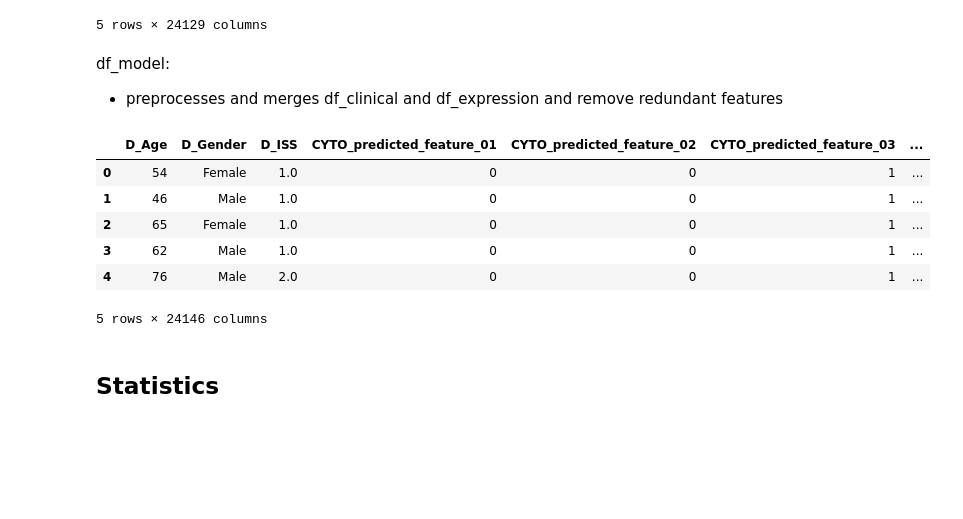
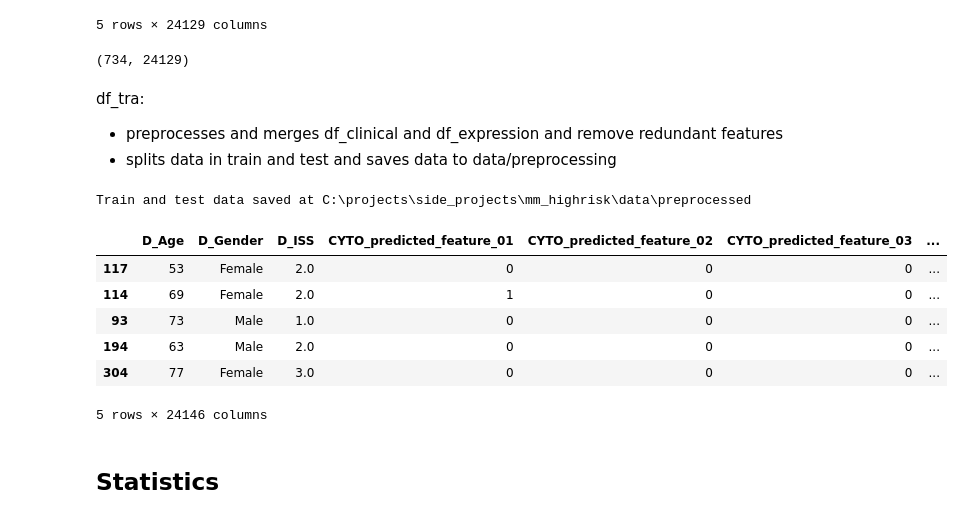
Before and after one commit to daanknoors/mm_highrisk, a Jupyter notebook: notebooks/000_exploratory_data_analysis.ipynb, the cells around one changed output. Drawn from its saved outputs; the diff is of its cells as text; code cells hidden in the pictures; blank space fills up the shorter version.

Commit message:
save training and testing data to disk prior to modeling for input data consistency

```diff
--- a/notebooks/000_exploratory_data_analysis.ipynb
+++ b/notebooks/000_exploratory_data_analysis.ipynb
@@ -126,20 +133,26 @@ df_expression.head()
 | 3 | MMRF_1778_1_BM | 0.584036 | 0.052207 | 0.0 | 2.508220 | 0.0 | 0.0 | 44.6775 | 0.280674 | ... |
 | 4 | MMRF_1777_1_BM | 25.451500 | 7.977120 | 0.0 | 1.135380 | 0.0 | 0.0 | 14.6215 | 0.276103 | ... |
 5 rows × 24129 columns
+# %%
+df_expression.shape
+# %% [output]
+(734, 24129)
 # %% [markdown]
-df_model:
+df_tra:
 - preprocesses and merges df_clinical and df_expression and remove redundant features
+- splits data in train and test and saves data to data/preprocessing
 # %%
-df_model = preprocess.create_model_input_data()
-df_model.head()
+df_train, df_test = preprocess.create_model_input_data(save=True)
+df_train.head()
 # %% [output]
+Train and test data saved at C:\projects\side_projects\mm_highrisk\data\preprocessed
 |  | D_Age | D_Gender | D_ISS | CYTO_predicted_feature_01 | CYTO_predicted_feature_02 | CYTO_predicted_feature_03 | ... |
-| 0 | 54 | Female | 1.0 | 0 | 0 | 1 | ... |
-| 1 | 46 | Male | 1.0 | 0 | 0 | 1 | ... |
-| 2 | 65 | Female | 1.0 | 0 | 0 | 1 | ... |
-| 3 | 62 | Male | 1.0 | 0 | 0 | 1 | ... |
-| 4 | 76 | Male | 2.0 | 0 | 0 | 1 | ... |
+| 117 | 53 | Female | 2.0 | 0 | 0 | 0 | ... |
+| 114 | 69 | Female | 2.0 | 1 | 0 | 0 | ... |
+| 93 | 73 | Male | 1.0 | 0 | 0 | 0 | ... |
+| 194 | 63 | Male | 2.0 | 0 | 0 | 0 | ... |
+| 304 | 77 | Female | 3.0 | 0 | 0 | 0 | ... |
-5 rows × 24146 columns
+5 rows × 24146 columns
 # %% [markdown]
 ## Statistics
 # %%
```
Also changed, not shown: parts of 4 cells of this notebook, 5 other files.
